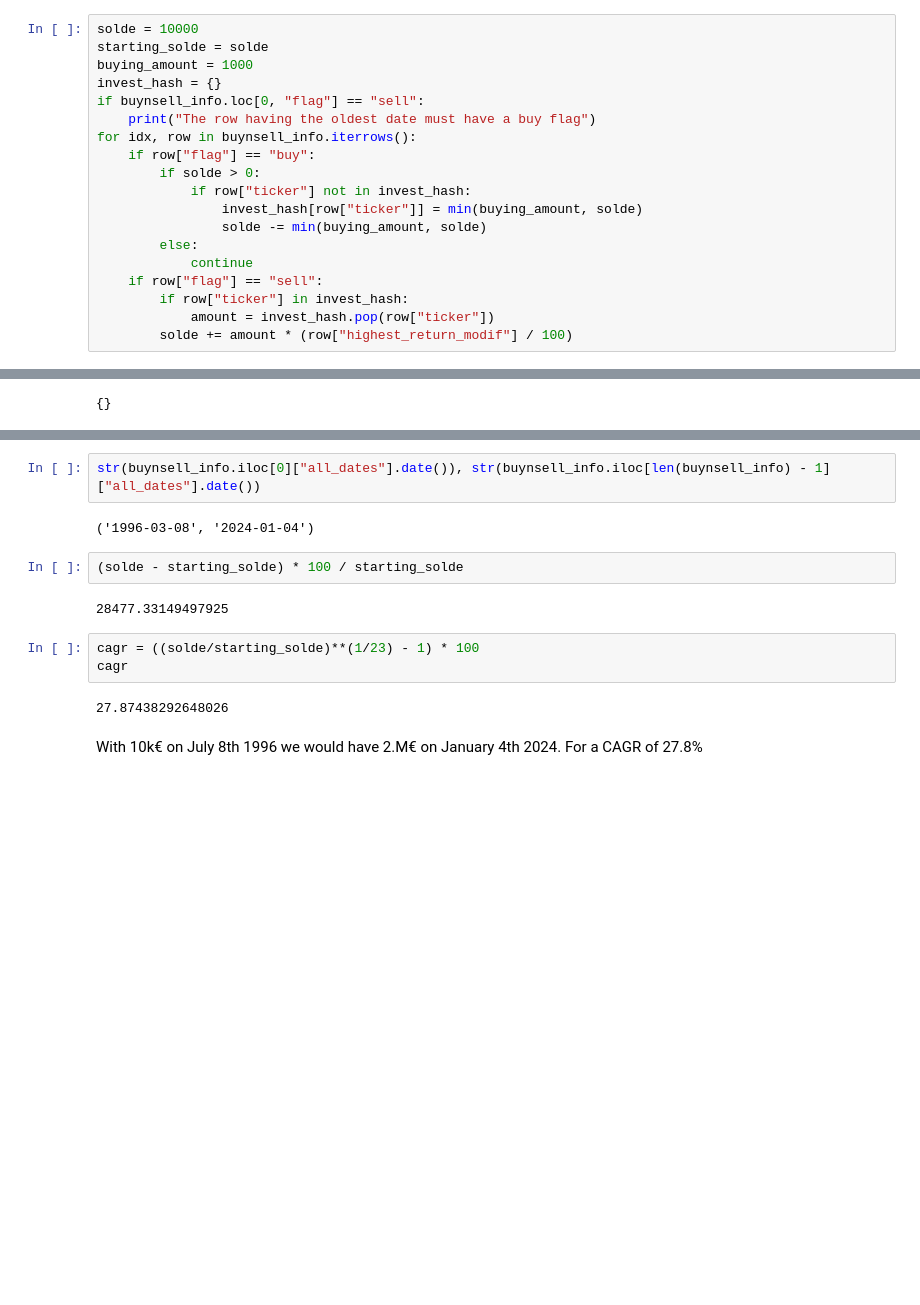
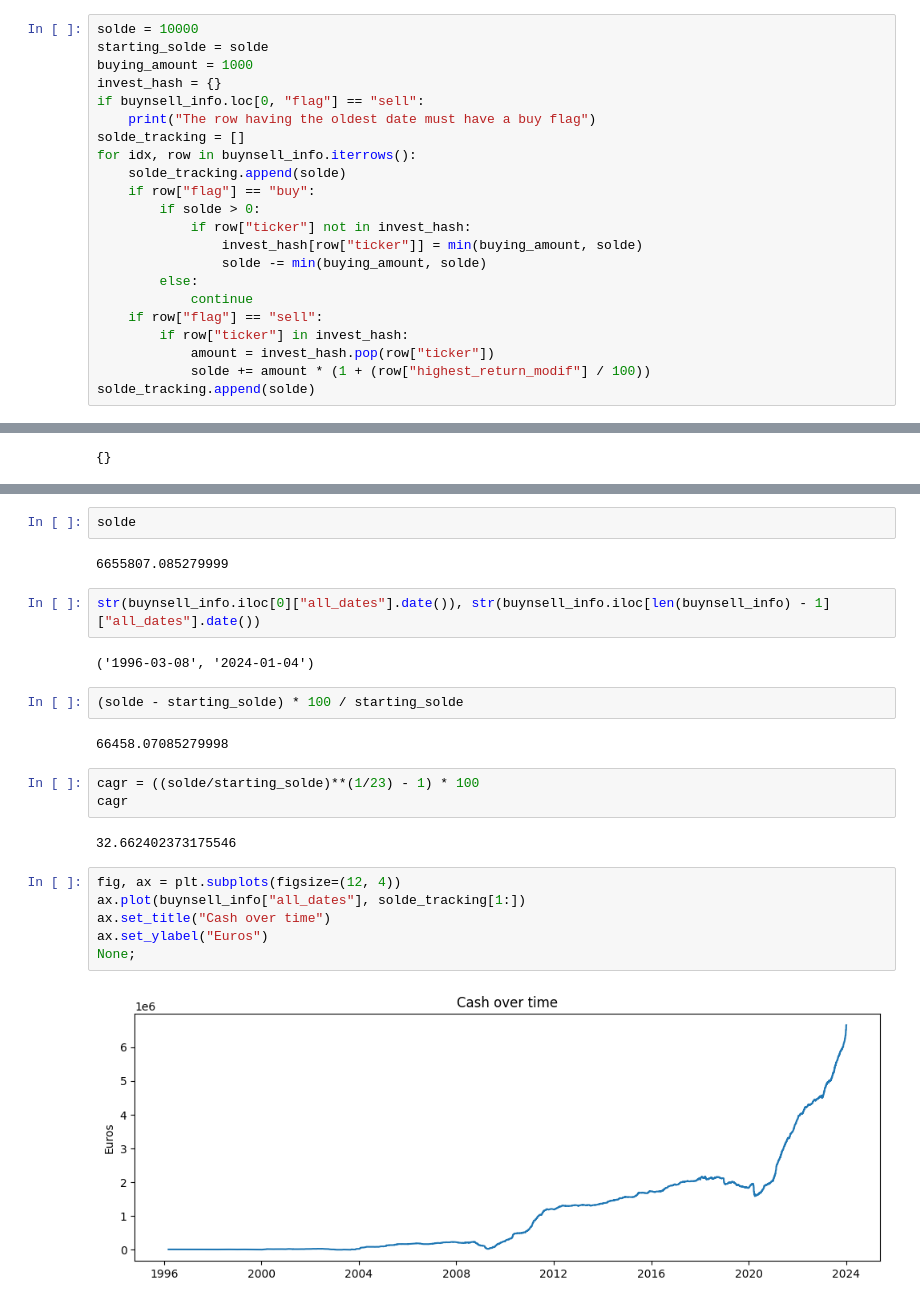
Before and after one commit to simonjpc/value_investment, a Jupyter notebook: notebooks/backtesting-output-analysis.ipynb, the cells around one changed output, grey strips where cells are left out. Drawn from its saved outputs; the diff is of its cells as text; blank space fills up the shorter version.

```diff
--- a/notebooks/backtesting-output-analysis.ipynb
+++ b/notebooks/backtesting-output-analysis.ipynb
@@ -697,7 +716,9 @@ buying_amount = 1000
 invest_hash = {}
 if buynsell_info.loc[0, "flag"] == "sell":
     print("The row having the oldest date must have a buy flag")
+solde_tracking = []
 for idx, row in buynsell_info.iterrows():
+    solde_tracking.append(solde)
     if row["flag"] == "buy":
         if solde > 0:
             if row["ticker"] not in invest_hash:
@@ -708,7 +729,8 @@ for idx, row in buynsell_info.iterrows():
     if row["flag"] == "sell":
         if row["ticker"] in invest_hash:
             amount = invest_hash.pop(row["ticker"])
-        solde += amount * (row["highest_return_modif"] / 100)
+            solde += amount * (1 + (row["highest_return_modif"] / 100))
+solde_tracking.append(solde)
 # %%
 invest_hash
 # %% [output]
@@ -720,3 +738,7 @@ solde
+# %%
+solde
+# %% [output]
+6655807.085279999
 # %%
 str(buynsell_info.iloc[0]["all_dates"].date()), str(buynsell_info.iloc[len(buynsell_info) - 1]["all_dates"].date())
 # %% [output]
@@ -724,11 +746,17 @@ str(buynsell_info.iloc[0]["all_dates"].date()), str(buynsell_info.iloc[len(buyns
 # %%
 (solde - starting_solde) * 100 / starting_solde
 # %% [output]
-28477.33149497925
+66458.07085279998
 # %%
 cagr = ((solde/starting_solde)**(1/23) - 1) * 100
 cagr
 # %% [output]
-27.87438292648026
+32.662402373175546
-# %% [markdown]
-With 10k€ on July 8th 1996 we would have 2.M€ on January 4th 2024. For a CAGR of 27.8%
+# %%
+fig, ax = plt.subplots(figsize=(12, 4))
+ax.plot(buynsell_info["all_dates"], solde_tracking[1:])
+ax.set_title("Cash over time")
+ax.set_ylabel("Euros")
+None;
+# %% [output]
+[figure, added]
```
Also changed, not shown: parts of 52 cells of this notebook, 1 other file.
